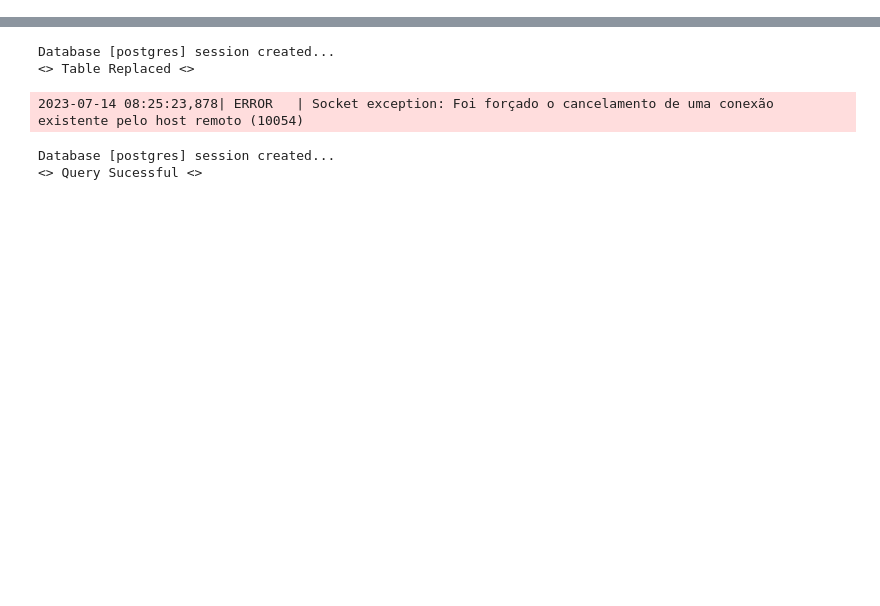
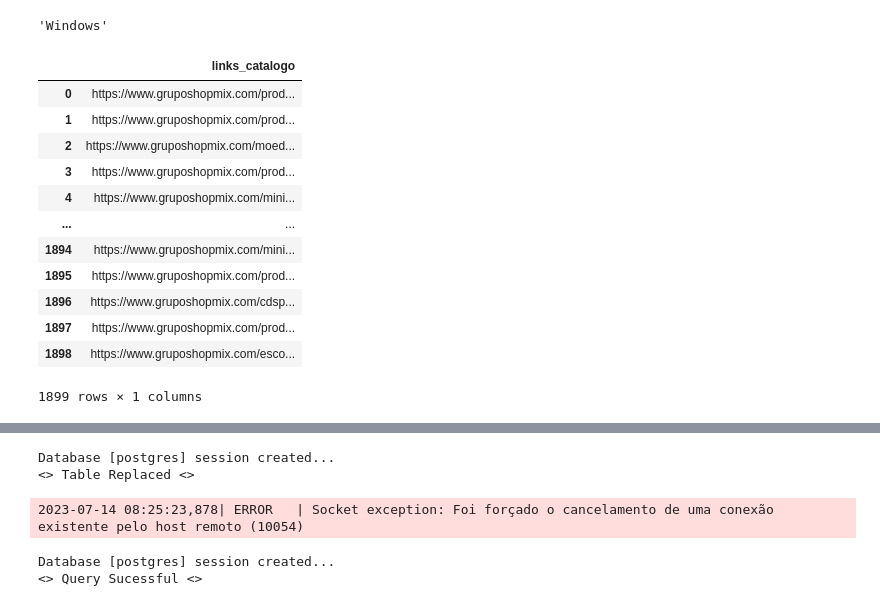
Before and after one commit to bcesarx/scrape_shopmix, a Jupyter notebook: job.ipynb, the cells around one changed output, grey strips where cells are left out. Saved outputs shown, nothing was run; the diff lists cells and outputs as text; code cells hidden in the pictures; blank space fills up the shorter version.

```diff
--- a/job.ipynb
+++ b/job.ipynb
@@ -24,3 +14,7 @@ from src import dw_utils as dw
+# %%
+platform.system()
+# %% [output]
+'Windows'
 # %%
 ### atualzar lista de links no sitemap
 BASE_URL = 'https://www.gruposhopmix.com/'
@@ -35,12 +29,28 @@ all_locs = soup.find_all('loc')
 urls = pd.DataFrame(columns = ["links_catalogo"], data=all_locs)
 
 ### remove keywords from urls
-keywords = ['pagina','sao-paulo', 'todos-os-produtos', 'os-mais-vendidos', 'novidades']
+keywords = ['pagina','sao-paulo', 'todos-os-produtos', 'os-mais-vendidos', 'novidades','black-dos-campeoes']
 urls = urls[~urls["links_catalogo"].str.contains('|'.join(keywords))]
 ## drop lines that is equal to the base url
 urls = urls.loc[urls["links_catalogo"] != BASE_URL]
 ### obter dataset final com urls
 urls.reset_index(inplace=True, drop=True)
+# %%
+urls
+# %% [output]
+|  | links_catalogo |
+| 0 | https://www.gruposhopmix.com/prod... |
+| 1 | https://www.gruposhopmix.com/prod... |
+| 2 | https://www.gruposhopmix.com/moed... |
+| 3 | https://www.gruposhopmix.com/prod... |
+| 4 | https://www.gruposhopmix.com/mini... |
+| ... | ... |
+| 1894 | https://www.gruposhopmix.com/mini... |
+| 1895 | https://www.gruposhopmix.com/prod... |
+| 1896 | https://www.gruposhopmix.com/cdsp... |
+| 1897 | https://www.gruposhopmix.com/prod... |
+| 1898 | https://www.gruposhopmix.com/esco... |
+1899 rows × 1 columns
 # %%
 
 def extract_data_from_html(soup):
```
Also changed, not shown: parts of 6 cells of this notebook.
